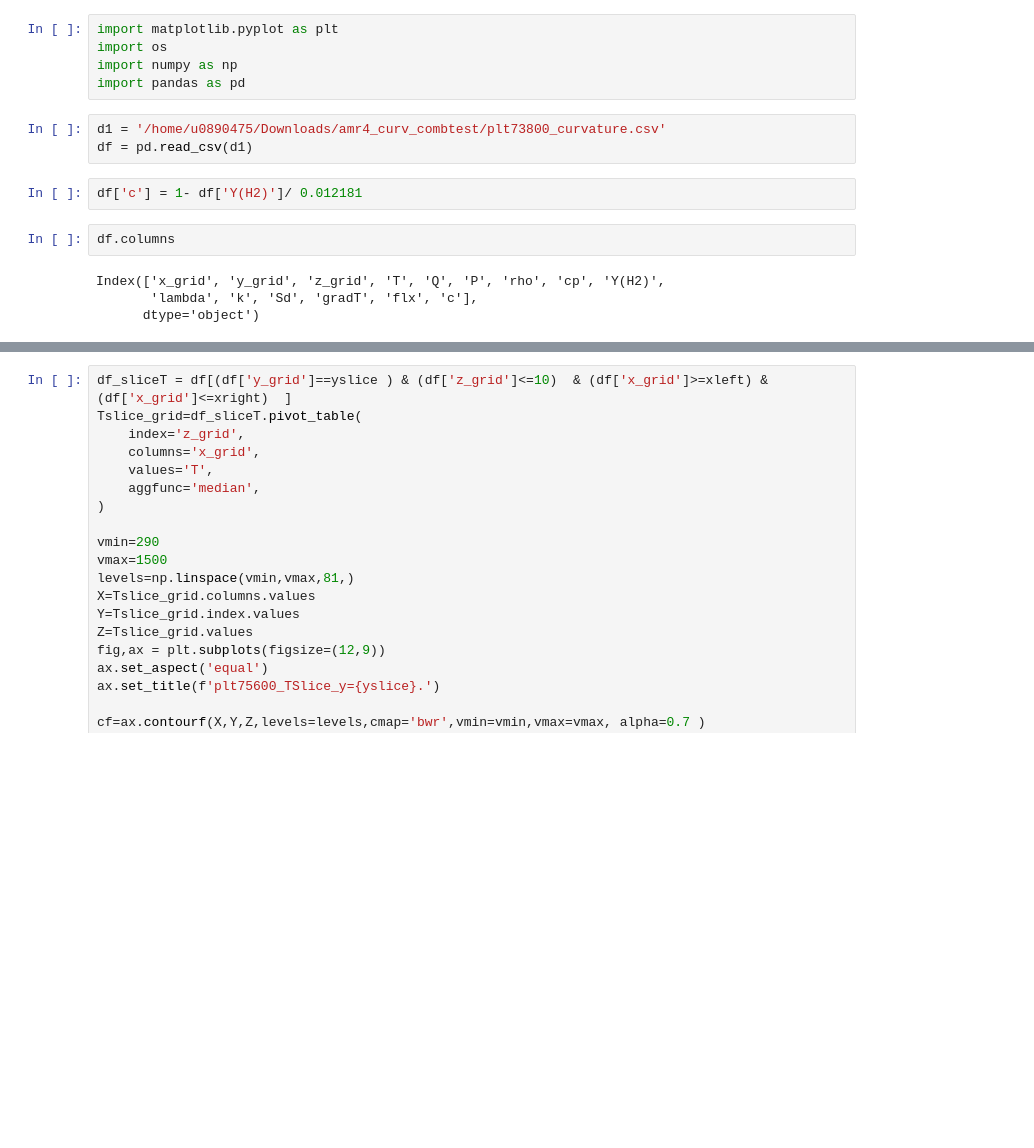
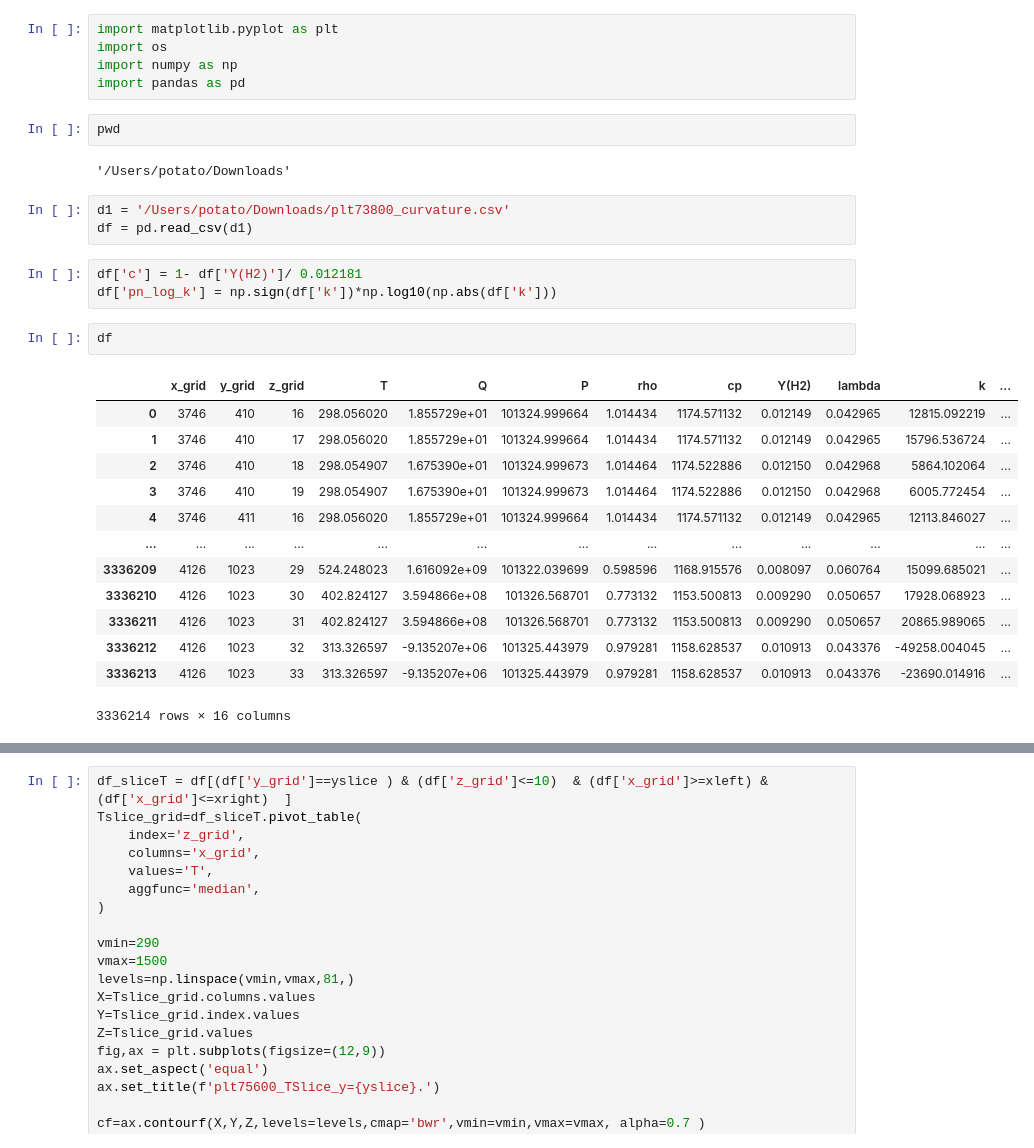
Before and after one commit to potatoslc/analysis_code, a Jupyter notebook: Sd_check.ipynb, the cells around one changed output, grey strips where cells are left out. Drawn from its saved outputs; the diff is of its cells as text; blank space fills up the shorter version.

```diff
--- a/Sd_check.ipynb
+++ b/Sd_check.ipynb
@@ -3,15 +3,30 @@ import matplotlib.pyplot as plt
 import os
 import numpy as np
 import pandas as pd
+# %%
+pwd
+# %% [output]
+'/Users/potato/Downloads'
 # %%
-d1 = '/home/u0890475/Downloads/amr4_curv_combtest/plt73800_curvature.csv'
+d1 = '/Users/potato/Downloads/plt73800_curvature.csv'
 df = pd.read_csv(d1)
 # %%
 df['c'] = 1- df['Y(H2)']/ 0.012181
+df['pn_log_k'] = np.sign(df['k'])*np.log10(np.abs(df['k']))
 # %%
-df.columns
+df
 # %% [output]
+|  | x_grid | y_grid | z_grid | T | Q | P | rho | cp | Y(H2) | lambda | k | ... |
+| 0 | 3746 | 410 | 16 | 298.056020 | 1.855729e+01 | 101324.999664 | 1.014434 | 1174.571132 | 0.012149 | 0.042965 | 12815.092219 | ... |
+| 1 | 3746 | 410 | 17 | 298.056020 | 1.855729e+01 | 101324.999664 | 1.014434 | 1174.571132 | 0.012149 | 0.042965 | 15796.536724 | ... |
+| 2 | 3746 | 410 | 18 | 298.054907 | 1.675390e+01 | 101324.999673 | 1.014464 | 1174.522886 | 0.012150 | 0.042968 | 5864.102064 | ... |
+| 3 | 3746 | 410 | 19 | 298.054907 | 1.675390e+01 | 101324.999673 | 1.014464 | 1174.522886 | 0.012150 | 0.042968 | 6005.772454 | ... |
+| 4 | 3746 | 411 | 16 | 298.056020 | 1.855729e+01 | 101324.999664 | 1.014434 | 1174.571132 | 0.012149 | 0.042965 | 12113.846027 | ... |
+| ... | ... | ... | ... | ... | ... | ... | ... | ... | ... | ... | ... | ... |
+| 3336209 | 4126 | 1023 | 29 | 524.248023 | 1.616092e+09 | 101322.039699 | 0.598596 | 1168.915576 | 0.008097 | 0.060764 | 15099.685021 | ... |
+| 3336210 | 4126 | 1023 | 30 | 402.824127 | 3.594866e+08 | 101326.568701 | 0.773132 | 1153.500813 | 0.009290 | 0.050657 | 17928.068923 | ... |
+| 3336211 | 4126 | 1023 | 31 | 402.824127 | 3.594866e+08 | 101326.568701 | 0.773132 | 1153.500813 | 0.009290 | 0.050657 | 20865.989065 | ... |
+| 3336212 | 4126 | 1023 | 32 | 313.326597 | -9.135207e+06 | 101325.443979 | 0.979281 | 1158.628537 | 0.010913 | 0.043376 | -49258.004045 | ... |
+| 3336213 | 4126 | 1023 | 33 | 313.326597 | -9.135207e+06 | 101325.443979 | 0.979281 | 1158.628537 | 0.010913 | 0.043376 | -23690.014916 | ... |
-Index(['x_grid', 'y_grid', 'z_grid', 'T', 'Q', 'P', 'rho', 'cp', 'Y(H2)',
-       'lambda', 'k', 'Sd', 'gradT', 'flx', 'c'],
-      dtype='object')
+3336214 rows × 16 columns
 # %%
```
Also changed, not shown: parts of 3 cells of this notebook.
